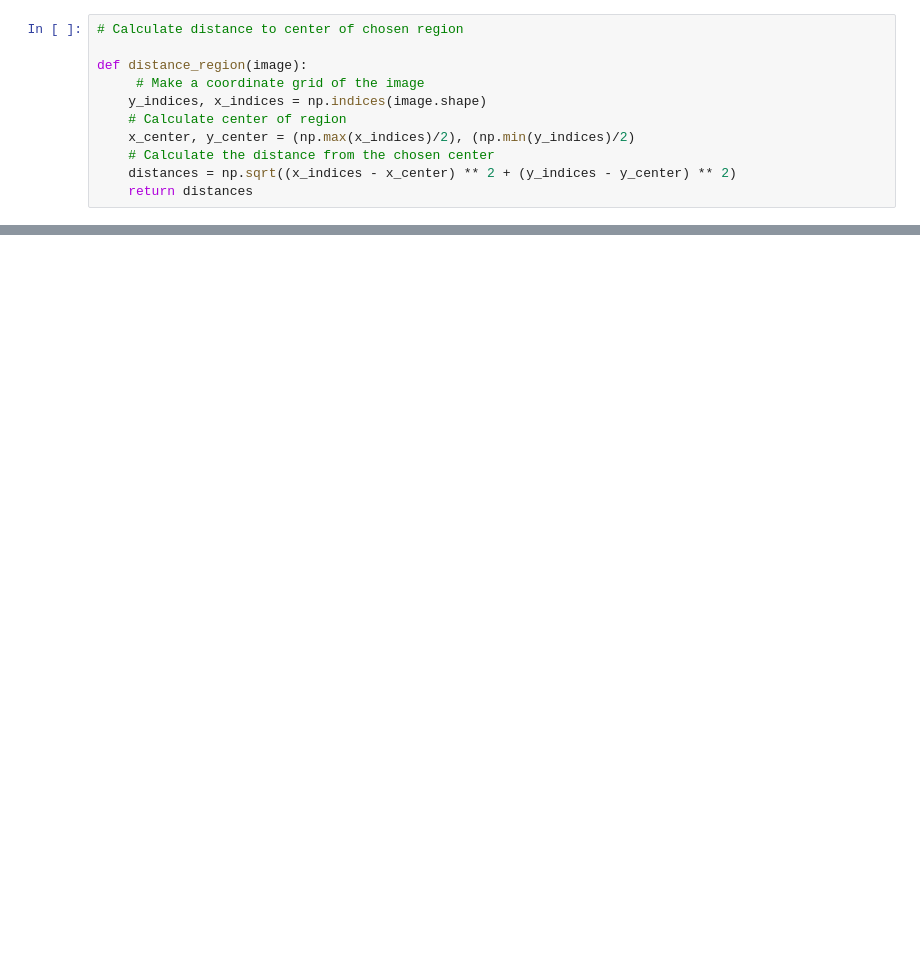
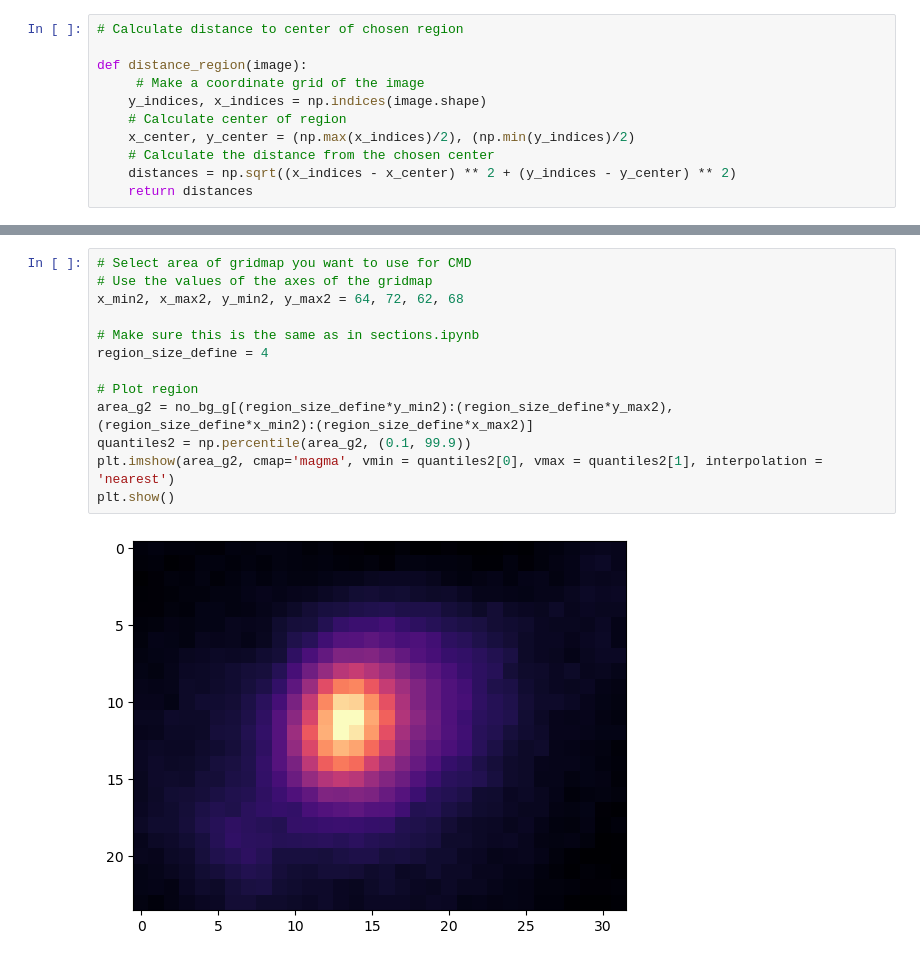
Before and after one commit to Juaopteinde/Group-19-NGC4449, a Jupyter notebook: CMDs.ipynb, the cells around one changed output, grey strips where cells are left out. Saved outputs shown, nothing was run; the diff lists cells and outputs as text; blank space fills up the shorter version.

```diff
--- a/CMDs.ipynb
+++ b/CMDs.ipynb
@@ -243,0 +243,15 @@ plt.grid(True)
+# %%
+# Select area of gridmap you want to use for CMD
+# Use the values of the axes of the gridmap
+x_min2, x_max2, y_min2, y_max2 = 64, 72, 62, 68
+
+# Make sure this is the same as in sections.ipynb
+region_size_define = 4
+
+# Plot region
+area_g2 = no_bg_g[(region_size_define*y_min2):(region_size_define*y_max2), (region_size_define*x_min2):(region_size_define*x_max2)]
+quantiles2 = np.percentile(area_g2, (0.1, 99.9))
+plt.imshow(area_g2, cmap='magma', vmin = quantiles2[0], vmax = quantiles2[1], interpolation = 'nearest')
+plt.show()
+# %% [output]
+[figure, added]
```
Also changed, not shown: parts of 4 cells of this notebook, 2 other files.
